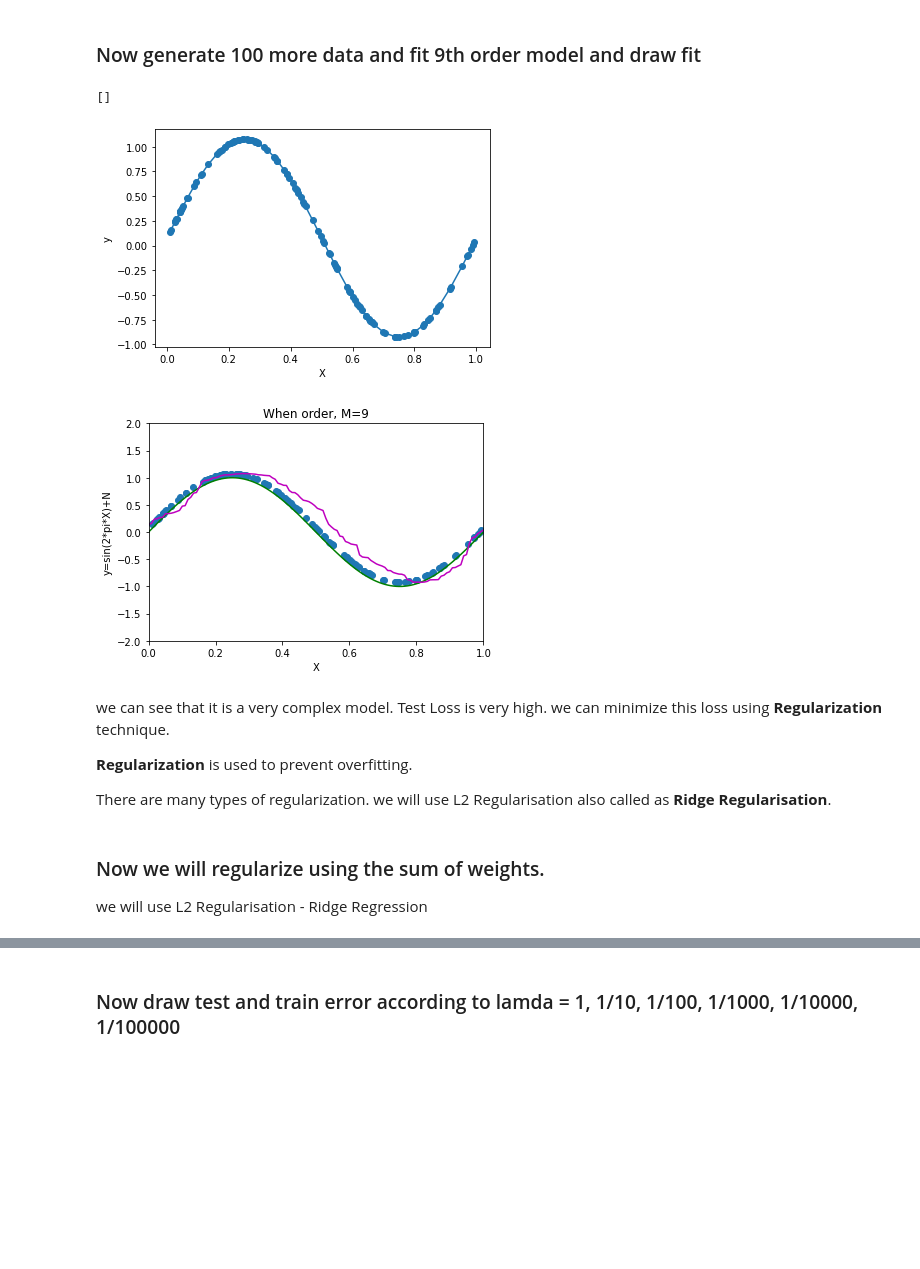
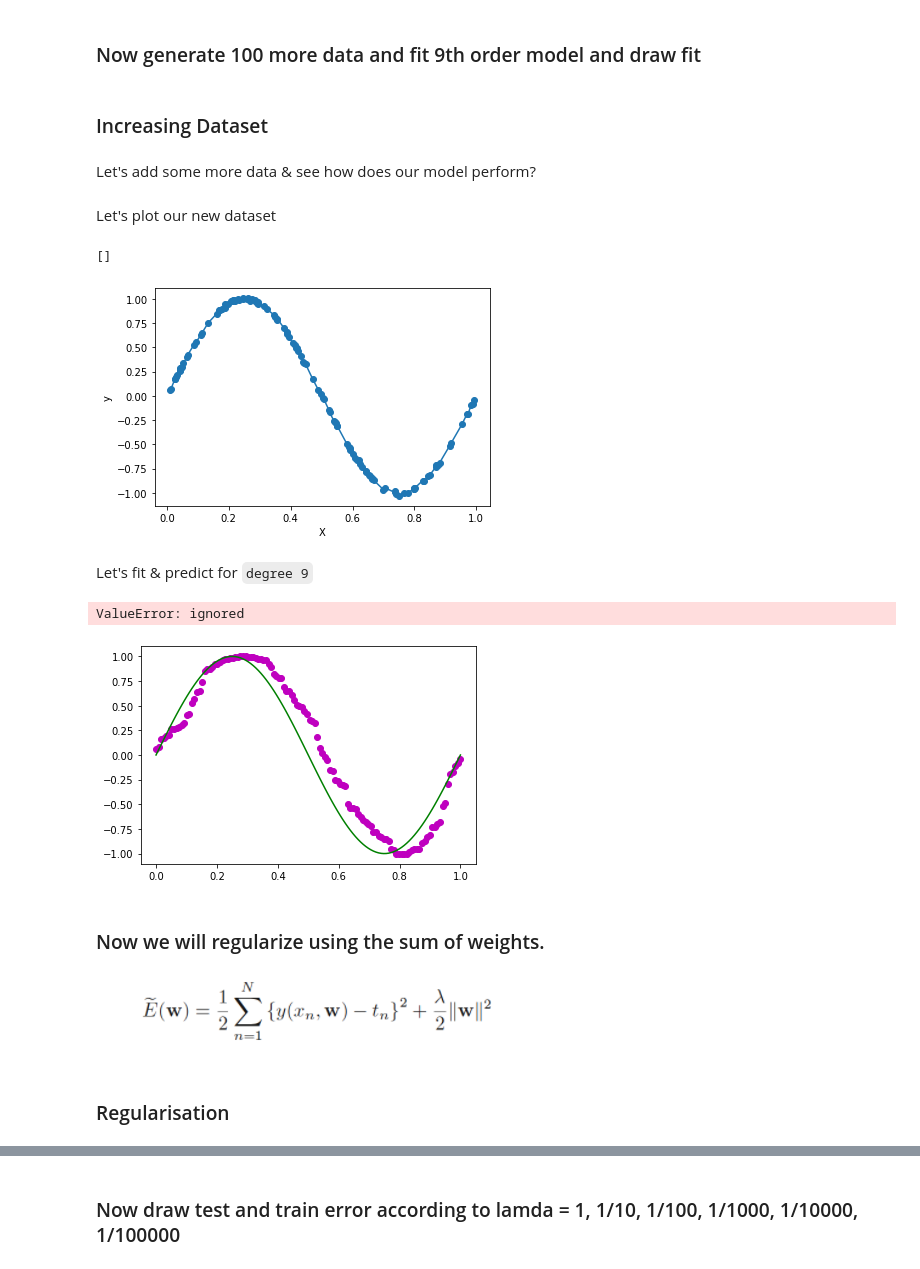
Before and after one commit to jay-thakur/Concept_of_Overfitting, a Jupyter notebook: Concept_of_Overfitting.ipynb, the cells around one changed output, grey strips where cells are left out. Drawn from its saved outputs; the diff is of its cells as text; code cells hidden in the pictures; blank space fills up the shorter version.

```diff
--- a/Concept_of_Overfitting.ipynb
+++ b/Concept_of_Overfitting.ipynb
@@ -59,3 +74,0 @@ print(N)
-# %%
-N = np.random.normal(scale=0.3 , size=20 )
-N
@@ -94,10 +103,8 @@ plt.plot()
 Let's divide our dataset into **train** & **test** dataset using **sklearn**
 # %%
 # let's divide the dataset into train & test dataset
-X_train, y_train, X_test, y_test = train_test_split(X, y, test_size=0.5)
+X_train, X_test, y_train, y_test = train_test_split(X, y, test_size=0.5)
 X_train = X_train[:, np.newaxis]
 y_train = y_train[:, np.newaxis]
 X_test = X_test[:, np.newaxis]
 y_test = y_test[:, np.newaxis]
-
-print(X_train)
@@ -115,9 +123,13 @@ print(X_train)
 # %%
 # a function to plot the graph
-def show_plot(degree, X_train, y_train, X_test, preds):
-  plt.scatter(X_train, y_train)
+def show_plot(degree, X_train, y_train, X_test, preds, plot_preds):
+  # plt.scatter(X_train, y_train)
+  # plt.scatter(X_test, sort(y_test)
   plt.plot(X_plot, true_func(X_plot), color='green')
-  plt.plot(X_test, preds, color='m')
+  # plt.plot(X_test, preds, color='m')
+  plt.scatter(X_test, preds, color='m')
+  plt.scatter(X_test, y_test)
+  plt.plot(X_plot, plot_preds)
   plt.title('When order, M='+degree)
   plt.xlabel('X')
   plt.ylabel('y=sin(2*pi*X)+N')
@@ -257,19 +284,27 @@ Let's add some more data & see how does it work
 # %% [markdown]
 ### Now generate 100 more data and fit 9th order model and draw fit
+# %% [markdown]
+### Increasing Dataset
+# %% [markdown]
+Let's add some more data & see how does our model perform?
 # %%
 # uniform distribution
 new_samples = 120
-# X_new = np.sort(np.random.uniform(0, 1, new_samples))
-X_new = np.sort(np.random.uniform(0, 1, new_samples))[:, np.newaxis]
+
+X_new = np.sort(np.random.uniform(0, 1, new_samples))
 # print(X_new)
 
 # Sample N from the normal gaussian distribution
-# N_new = np.random.normal(0, 1)
+N_new = np.random.normal(scale=0.1 , size=new_samples )
 # print(N_new)
 
-y_new = np.sin(2*np.pi*X_new) + N_new * 0.1
+y_new = true_func(X_new) + N_new * 0.1
 # print(y_new)
+X_new = X_new[:, np.newaxis]
+# %% [markdown]
+Let's plot our new dataset
 # %%
+# plot the dataset
 plt.scatter(X_new, y_new)
 plt.plot(X_new, y_new)
 plt.xlabel("X")
@@ -277,5 +312,5 @@ plt.ylabel("y")
 plt.plot()
 # %% [output]
 []
-[figure, old version]
+[figure, new version]
 # %%
@@ -287,22 +322,23 @@ X_train_new, y_train_new, X_test_new, y_test_new = train_test_split(X_new, y_new
 
 # X_test_new = X_test_new[:, np.newaxis]
 # y_test_new = y_test_new[:, np.newaxis]
+# %% [markdown]
+Let's fit & predict for `degree 9`
 # %%
 d = 9
 pipeline = make_pipeline(PolynomialFeatures(d), LinearRegression())
 pipeline.fit(X_new, y_new)
 preds_new = pipeline.predict(X_new)
 
-show_plot(str(d), X_new, y_new, X_plot, preds_new)
+X_plot_preds_new = pipeline.predict(X_plot)
+
+show_plot(str(d), X_new, y_new, X_plot, preds_new, X_plot_preds_new)
 # %% [output]
+ValueError: ignored
-[figure, old version]
+[figure, new version]
-# %% [markdown]
-we can see that it is a very complex model. Test Loss is very high. we can minimize this loss using **Regularization** technique.
-
-**Regularization** is used to prevent overfitting.
-
-There are many types of regularization. we will use L2 Regularisation also called as **Ridge Regularisation**.
 # %% [markdown]
 ### Now we will regularize using the sum of weights.
 
-we will use L2 Regularisation - Ridge Regression
+![image.png](embedded-picture-1)
+# %% [markdown]
+### Regularisation
```
Also changed, not shown: parts of 45 cells of this notebook.
